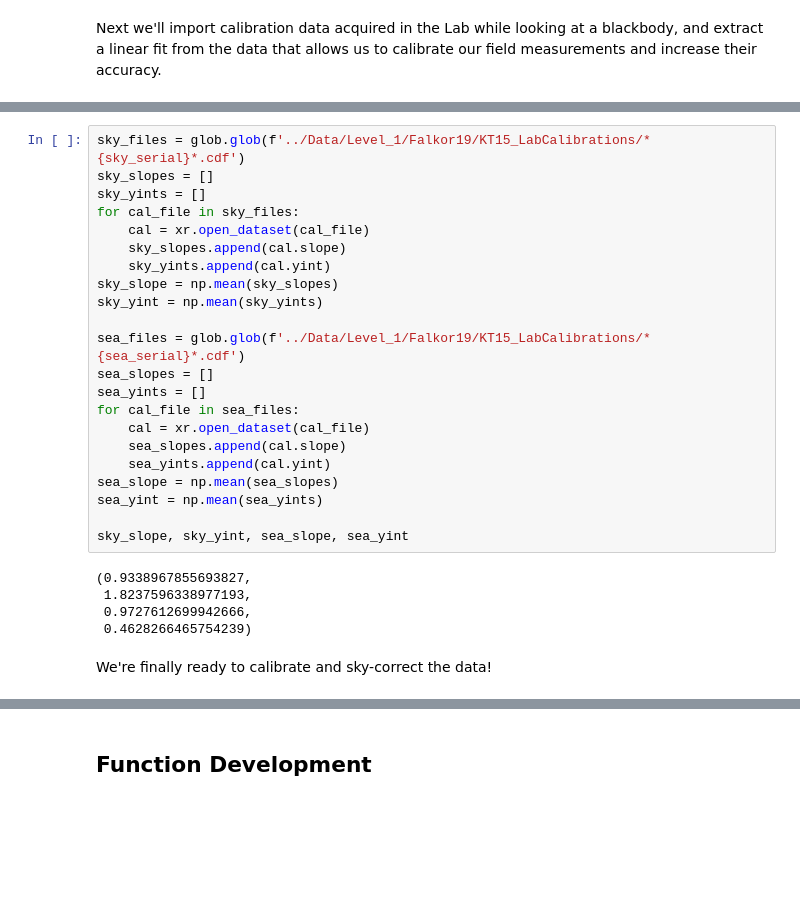
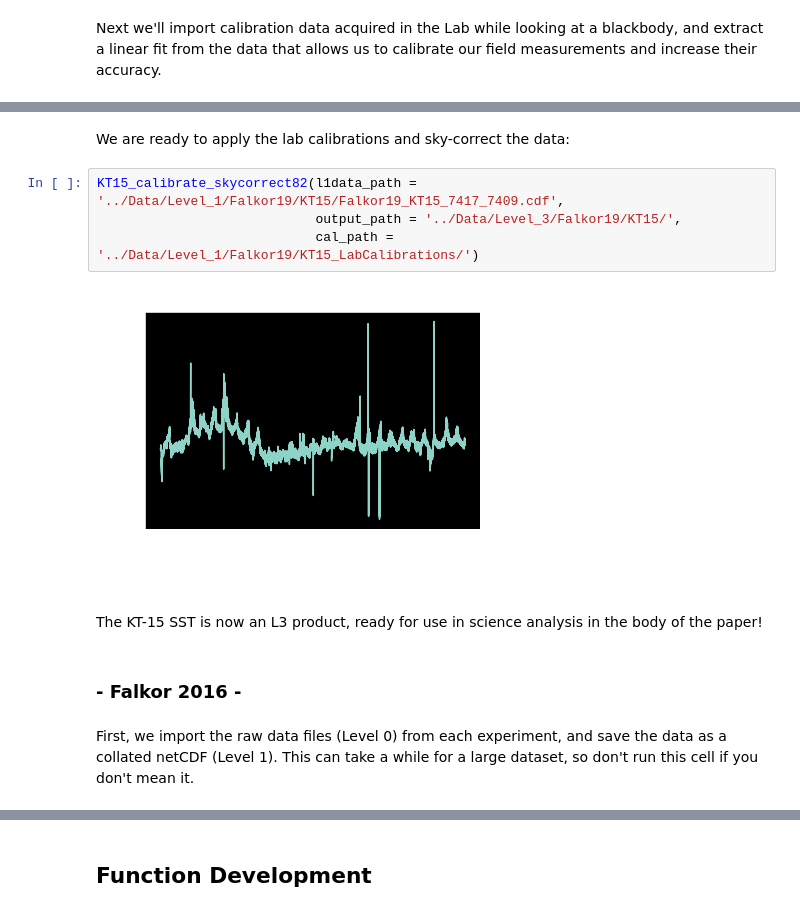
Before and after one commit to carsonwitte/SST-Rain-Response-Code, a Jupyter notebook: Research Summary.ipynb, the cells around one changed output, grey strips where cells are left out. Drawn from its saved outputs; the diff is of its cells as text; blank space fills up the shorter version.

```diff
--- a/Research Summary.ipynb
+++ b/Research Summary.ipynb
@@ -204,29 +202,14 @@ Now we'll just open up those L1 calibration outputs and take the average of all
-# %%
-sky_files = glob.glob(f'../Data/Level_1/Falkor19/KT15_LabCalibrations/*{sky_serial}*.cdf')
-sky_slopes = []
-sky_yints = []
-for cal_file in sky_files:
-    cal = xr.open_dataset(cal_file)
-    sky_slopes.append(cal.slope)
-    sky_yints.append(cal.yint)
-sky_slope = np.mean(sky_slopes)
-sky_yint = np.mean(sky_yints)
-
-sea_files = glob.glob(f'../Data/Level_1/Falkor19/KT15_LabCalibrations/*{sea_serial}*.cdf')
-sea_slopes = []
-sea_yints = []
-for cal_file in sea_files:
-    cal = xr.open_dataset(cal_file)
-    sea_slopes.append(cal.slope)
-    sea_yints.append(cal.yint)
-sea_slope = np.mean(sea_slopes)
-sea_yint = np.mean(sea_yints)
-
-sky_slope, sky_yint, sea_slope, sea_yint
-# %% [output]
-(0.9338967855693827,
- 1.8237596338977193,
- 0.9727612699942666,
- 0.4628266465754239)
 # %% [markdown]
-We're finally ready to calibrate and sky-correct the data!
+We are ready to apply the lab calibrations and sky-correct the data:
+# %%
+KT15_calibrate_skycorrect82(l1data_path = '../Data/Level_1/Falkor19/KT15/Falkor19_KT15_7417_7409.cdf',
+                            output_path = '../Data/Level_3/Falkor19/KT15/',
+                            cal_path = '../Data/Level_1/Falkor19/KT15_LabCalibrations/')
+# %% [output]
+[figure, added]
+# %% [markdown]
+The KT-15 SST is now an L3 product, ready for use in science analysis in the body of the paper!
+# %% [markdown]
+### - Falkor 2016 -
+# %% [markdown]
+First, we import the raw data files (Level 0) from each experiment, and save the data as a collated netCDF (Level 1). This can take a while for a large dataset, so don't run this cell if you don't mean it.
```
Also changed, not shown: parts of 22 cells of this notebook, 1 other file.
